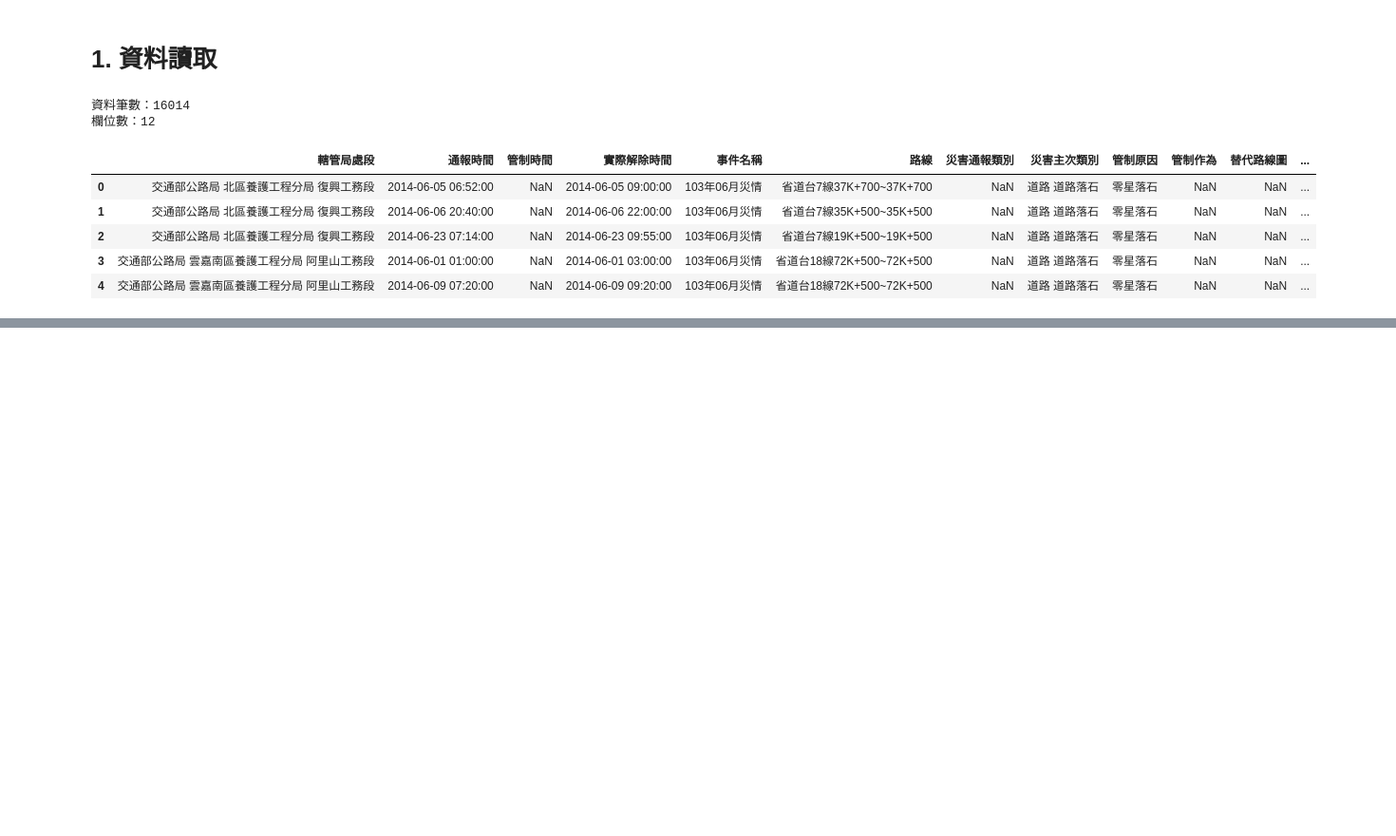
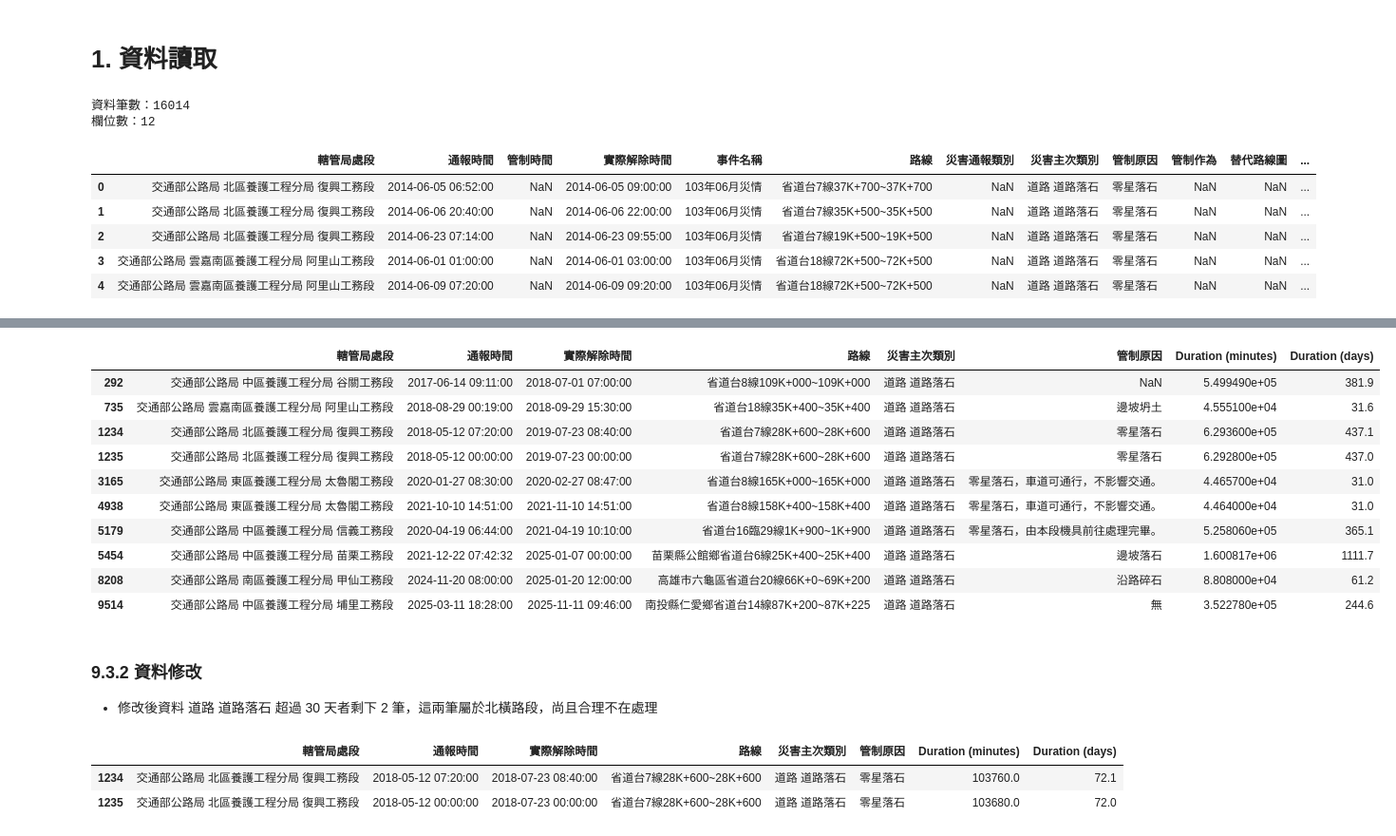
Before and after one commit to jungswork/06_Road_Repar_Time, a Jupyter notebook: 01_road_data_preprocessing.ipynb, the cells around one changed output, grey strips where cells are left out. Shown at 95% size. Drawn from its saved outputs; the diff is of its cells as text; code cells hidden in the pictures; blank space fills up the shorter version.

```diff
--- a/01_road_data_preprocessing.ipynb
+++ b/01_road_data_preprocessing.ipynb
@@ -28,0 +178,7 @@ df_raw.head()
+# %%
+# 通報時間、實際解除時間 轉換為 datetime
+df["通報時間"]     = pd.to_datetime(df["通報時間"],     errors="coerce")
+df["實際解除時間"] = pd.to_datetime(df["實際解除時間"], errors="coerce")
+
+# Check
+df
@@ -28,0 +201,9 @@ df_raw.head()
+# %%
+# Duration (minutes) = 實際解除時間 − 通報時間
+df["Duration (minutes)"] = (
+    df["實際解除時間"] - df["通報時間"]
+).dt.total_seconds() / 60
+
+# 確認
+print(df["Duration (minutes)"].describe().round(2))
+df[["通報時間", "實際解除時間", "Duration (minutes)"]].head()
@@ -28,0 +264,7 @@ df_raw.head()
+# %%
+# 移除 Duration ≤ 0
+neg_count = (df["Duration (minutes)"] <= 0).sum()
+print(f"Duration ≤ 0 筆數：{neg_count}")
+
+df = df[df["Duration (minutes)"] > 0].reset_index(drop=True)
+print(f"移除後筆數：{len(df)}")
@@ -28,0 +284,6 @@ df_raw.head()
+# %%
+# 新增天數欄位方便檢核
+df["Duration (days)"] = (df["Duration (minutes)"] / 1440).round(1)
+
+# 篩選超過 30 天者做檢視
+df[df["Duration (days)"] > 30].sort_values("災害主次類別")
@@ -28,0 +323,45 @@ df_raw.head()
+# %%
+df[(df["Duration (days)"] > 30) & (df["災害主次類別"] == "道路 道路落石")]
+# %% [output]
+|  | 轄管局處段 | 通報時間 | 實際解除時間 | 路線 | 災害主次類別 | 管制原因 | Duration (minutes) | Duration (days) |
+| 292 | 交通部公路局 中區養護工程分局 谷關工務段 | 2017-06-14 09:11:00 | 2018-07-01 07:00:00 | 省道台8線109K+000~109K+000 | 道路 道路落石 | NaN | 5.499490e+05 | 381.9 |
+| 735 | 交通部公路局 雲嘉南區養護工程分局 阿里山工務段 | 2018-08-29 00:19:00 | 2018-09-29 15:30:00 | 省道台18線35K+400~35K+400 | 道路 道路落石 | 邊坡坍土 | 4.555100e+04 | 31.6 |
+| 1234 | 交通部公路局 北區養護工程分局 復興工務段 | 2018-05-12 07:20:00 | 2019-07-23 08:40:00 | 省道台7線28K+600~28K+600 | 道路 道路落石 | 零星落石 | 6.293600e+05 | 437.1 |
+| 1235 | 交通部公路局 北區養護工程分局 復興工務段 | 2018-05-12 00:00:00 | 2019-07-23 00:00:00 | 省道台7線28K+600~28K+600 | 道路 道路落石 | 零星落石 | 6.292800e+05 | 437.0 |
+| 3165 | 交通部公路局 東區養護工程分局 太魯閣工務段 | 2020-01-27 08:30:00 | 2020-02-27 08:47:00 | 省道台8線165K+000~165K+000 | 道路 道路落石 | 零星落石，車道可通行，不影響交通。 | 4.465700e+04 | 31.0 |
+| 4938 | 交通部公路局 東區養護工程分局 太魯閣工務段 | 2021-10-10 14:51:00 | 2021-11-10 14:51:00 | 省道台8線158K+400~158K+400 | 道路 道路落石 | 零星落石，車道可通行，不影響交通。 | 4.464000e+04 | 31.0 |
+| 5179 | 交通部公路局 中區養護工程分局 信義工務段 | 2020-04-19 06:44:00 | 2021-04-19 10:10:00 | 省道台16臨29線1K+900~1K+900 | 道路 道路落石 | 零星落石，由本段機具前往處理完畢。 | 5.258060e+05 | 365.1 |
+| 5454 | 交通部公路局 中區養護工程分局 苗栗工務段 | 2021-12-22 07:42:32 | 2025-01-07 00:00:00 | 苗栗縣公館鄉省道台6線25K+400~25K+400 | 道路 道路落石 | 邊坡落石 | 1.600817e+06 | 1111.7 |
+| 8208 | 交通部公路局 南區養護工程分局 甲仙工務段 | 2024-11-20 08:00:00 | 2025-01-20 12:00:00 | 高雄市六龜區省道台20線66K+0~69K+200 | 道路 道路落石 | 沿路碎石 | 8.808000e+04 | 61.2 |
+| 9514 | 交通部公路局 中區養護工程分局 埔里工務段 | 2025-03-11 18:28:00 | 2025-11-11 09:46:00 | 南投縣仁愛鄉省道台14線87K+200~87K+225 | 道路 道路落石 | 無 | 3.522780e+05 | 244.6 |
+# %% [markdown]
+### 9.3.2 資料修改
+
+* 修改後資料 道路 道路落石 超過 30 天者剩下 2 筆，這兩筆屬於北橫路段，尚且合理不在處理
+# %%
+# 修正實際解除時間
+df.loc[292,  "實際解除時間"] = pd.Timestamp("2017-07-01 07:00:00")
+df.loc[735,  "實際解除時間"] = pd.Timestamp("2018-08-29 15:30:00")
+df.loc[1234, "實際解除時間"] = pd.Timestamp("2018-07-23 08:40:00")
+df.loc[1235, "實際解除時間"] = pd.Timestamp("2018-07-23 00:00:00")
+df.loc[3165, "實際解除時間"] = pd.Timestamp("2020-01-27 08:47:00")
+df.loc[4938, "實際解除時間"] = pd.Timestamp("2021-10-10 14:51:00")
+df.loc[5179, "實際解除時間"] = pd.Timestamp("2020-04-19 10:10:00")
+df.loc[5454, "實際解除時間"] = pd.Timestamp("2021-01-07 00:00:00")
+df.loc[8208, "實際解除時間"] = pd.Timestamp("2024-11-20 12:00:00")
+
+# 移除無法判斷者
+df = df.drop(index=9514).reset_index(drop=True)
+
+# 重新計算 Duration
+df["Duration (minutes)"] = (
+    df["實際解除時間"] - df["通報時間"]
+).dt.total_seconds() / 60
+df["Duration (days)"] = (df["Duration (minutes)"] / 1440).round(1)
+
+# Check
+df[(df["Duration (days)"] > 30) & (df["災害主次類別"] == "道路 道路落石")]
+# %% [output]
+|  | 轄管局處段 | 通報時間 | 實際解除時間 | 路線 | 災害主次類別 | 管制原因 | Duration (minutes) | Duration (days) |
+| 1234 | 交通部公路局 北區養護工程分局 復興工務段 | 2018-05-12 07:20:00 | 2018-07-23 08:40:00 | 省道台7線28K+600~28K+600 | 道路 道路落石 | 零星落石 | 103760.0 | 72.1 |
+| 1235 | 交通部公路局 北區養護工程分局 復興工務段 | 2018-05-12 00:00:00 | 2018-07-23 00:00:00 | 省道台7線28K+600~28K+600 | 道路 道路落石 | 零星落石 | 103680.0 | 72.0 |
```
Also changed, not shown: parts of 25 cells of this notebook.
